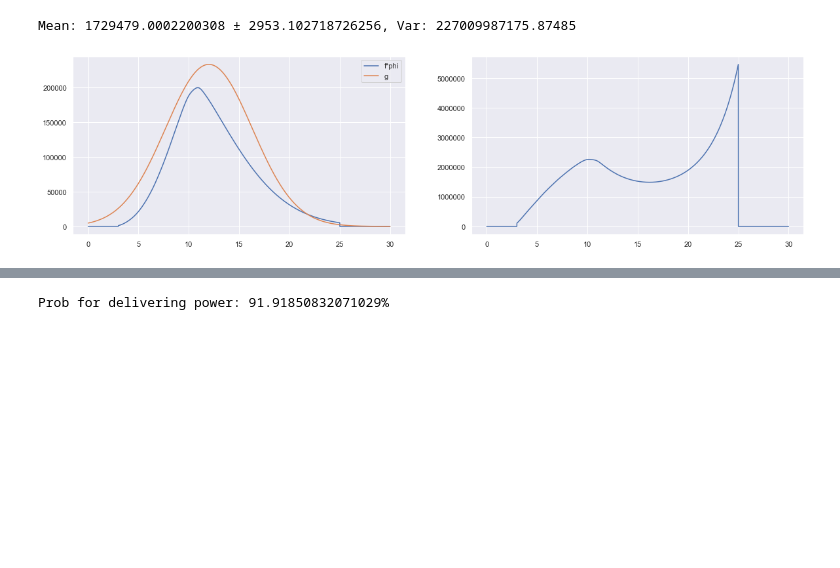
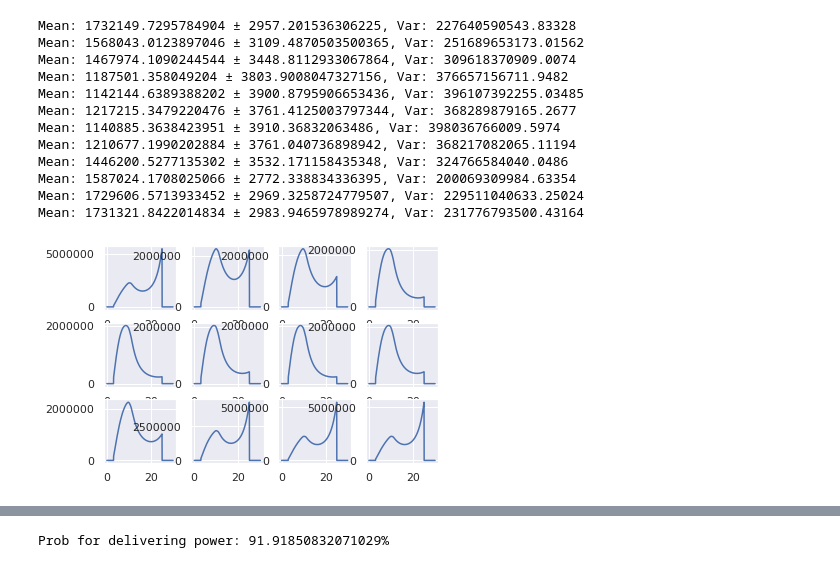
Before and after one commit to sleipner42/LP32020, a Jupyter notebook: monte-carlo/HA 1/Lab 1 Jupyter Notebook.ipynb, the cells around one changed output, grey strips where cells are left out. Saved outputs shown, nothing was run; the diff lists cells and outputs as text; code cells hidden in the pictures; blank space fills up the shorter version.

```diff
--- a/monte-carlo/HA 1/Lab 1 Jupyter Notebook.ipynb
+++ b/monte-carlo/HA 1/Lab 1 Jupyter Notebook.ipynb
@@ -6,13 +6,17 @@ from scipy.stats import weibull_min, invweibull, uniform, norm
 from scipy.interpolate import interp1d
 
 import matplotlib.pyplot as plt
+from mpl_toolkits import mplot3d
 
 from pylab import rcParams
 
 import seaborn as sns
+
+import helpers
+
 sns.set()
 
-rcParams['figure.figsize'] = 20,5
+rcParams['figure.figsize'] = 30,30
 
 # Create the P function from matlab
 data = np.loadtxt("powermat.csv", delimiter=",")
@@ -21,4 +25,9 @@ P = interp1d(x,data, fill_value="extrapolate")
 
 # Creating lambda function allowing faster calculations
 calculate_power = lambda x: P(x)
-_ = plt.plot(x,P(x))
+#_ = plt.plot(x,P(x))
+
+n = 100000
+
+hlp = helpers.helper_methods(n)
+hlp.init_winds()
@@ -99,40 +116,47 @@ Mean: 1735422.983609216 ± 6597.939591029516, Var: 1133194680520.4795
 # %%
 x = np.linspace(0,30, num=n)
+i = 1
 
+for key, wind in hlp.winds.items():
 
-h = lambda x: P(x)*wind_distribution.pdf(x)
+    h = lambda x: P(x)*wind["dist"].pdf(x)
 
-# Selecting g as a normal distribution
-my = 12
-sigma2 = 4.3
-g_scale = 10**6.4
-g_dist = norm(my, sigma2)
-g = lambda x: g_dist.pdf(x)
+    # Selecting g as a normal distribution
+    my = 12
+    sigma2 = 4.3
+    g_scale = 10**6.4
+    g_dist = norm(my, sigma2)
+    g = lambda x: g_dist.pdf(x)
 
-plt.subplot(1,2,1)
+    plt.subplot(3,4,i)
+    i+=1
+    plt.plot(x, h(x)/g(x))
 
-plt.plot(x,h(x), label='f*phi')
-plt.plot(x, g_scale*g(x), label = 'g')
-plt.legend()
+    X = g_dist.rvs(size=n)
 
-plt.subplot(1,2,2)
+    # Function to evaluate
+    s = lambda x: h(x)/g(x)
 
-plt.plot(x, h(x)/g(x))
+    # Calculate variance
+    mean = np.mean(s(X))
+    var = np.var(s(X))
+    confidence_interval = 1.96*np.sqrt(var/n)
 
-X = g_dist.rvs(size=n)
-
-# Function to evaluate
-s = lambda x: h(x)/g(x)
-
-# Calculate variance
-mean = np.mean(s(X))
-var = np.var(s(X))
-confidence_interval = 1.96*np.sqrt(var/n)
-
-print(f'Mean: {mean} ± {confidence_interval}, Var: {var}')
+    print(f'Mean: {mean} ± {confidence_interval}, Var: {var}')
 # %% [output]
-Mean: 1729479.0002200308 ± 2953.102718726256, Var: 227009987175.87485
+Mean: 1732149.7295784904 ± 2957.201536306225, Var: 227640590543.83328
+Mean: 1568043.0123897046 ± 3109.4870503500365, Var: 251689653173.01562
+Mean: 1467974.1090244544 ± 3448.8112933067864, Var: 309618370909.0074
+Mean: 1187501.358049204 ± 3803.9008047327156, Var: 376657156711.9482
+Mean: 1142144.6389388202 ± 3900.8795906653436, Var: 396107392255.03485
+Mean: 1217215.3479220476 ± 3761.4125003797344, Var: 368289879165.2677
+Mean: 1140885.3638423951 ± 3910.36832063486, Var: 398036766009.5974
+Mean: 1210677.1990202884 ± 3761.040736898942, Var: 368217082065.11194
+Mean: 1446200.5277135302 ± 3532.171158435348, Var: 324766584040.0486
+Mean: 1587024.1708025066 ± 2772.338834336395, Var: 200069309984.63354
+Mean: 1729606.5713933452 ± 2969.3258724779507, Var: 229511040633.25024
+Mean: 1731321.8422014834 ± 2983.9465978989274, Var: 231776793500.43164
-[figure, old version]
+[figure, new version]
 # %%
 # Letting V = P, and V' = Max(P) - P, unsure if this has increased complexity
 V_1 = P
```
Also changed, not shown: parts of 10 cells of this notebook, 1 other file.
